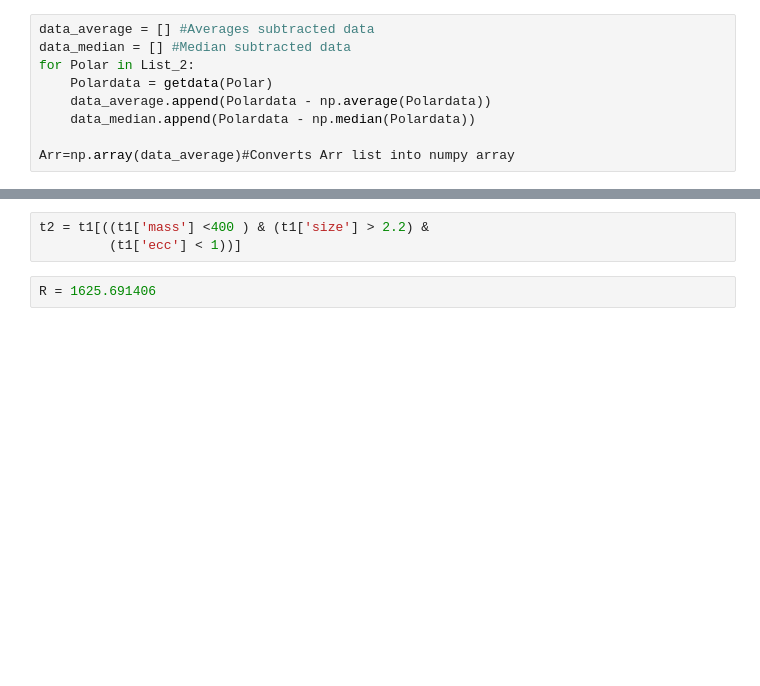
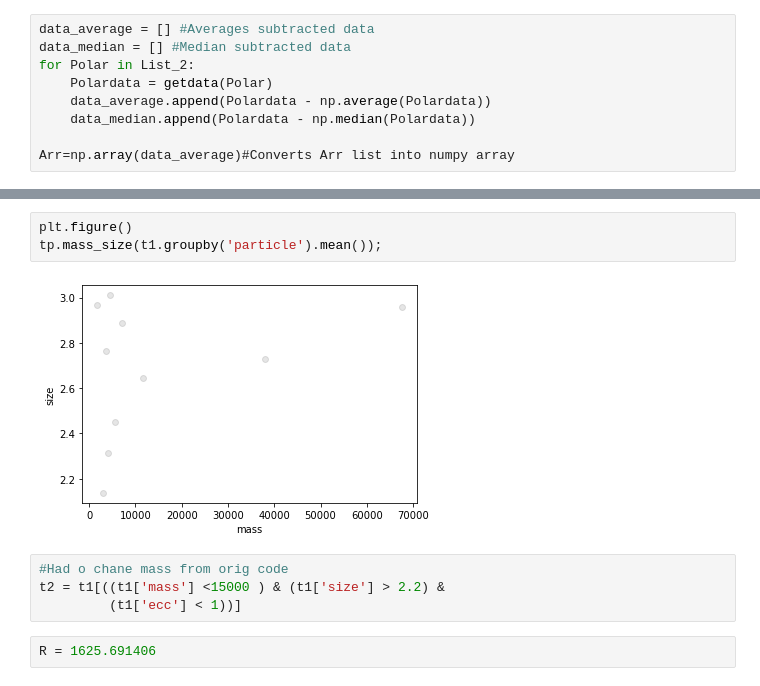
Before and after one commit to GabrielooL/AIA_Brightness, a Jupyter notebook: #6 (Testing code for accuracy.ipynb, the cells around one changed output, grey strips where cells are left out. Cells and saved outputs as stored; diff of their text form; blank space fills up the shorter version.

```diff
--- a/#6 (Testing code for accuracy.ipynb
+++ b/#6 (Testing code for accuracy.ipynb
@@ -87,5 +107,11 @@ After: 0
+# %%
+plt.figure()
+tp.mass_size(t1.groupby('particle').mean());
+# %% [output]
+[figure, added]
 # %%
-t2 = t1[((t1['mass'] <400 ) & (t1['size'] > 2.2) &
+#Had o chane mass from orig code
+t2 = t1[((t1['mass'] <15000 ) & (t1['size'] > 2.2) &
          (t1['ecc'] < 1))]
 # %%
 R = 1625.691406
```
Also changed, not shown: parts of 11 cells of this notebook, 12 other files.
